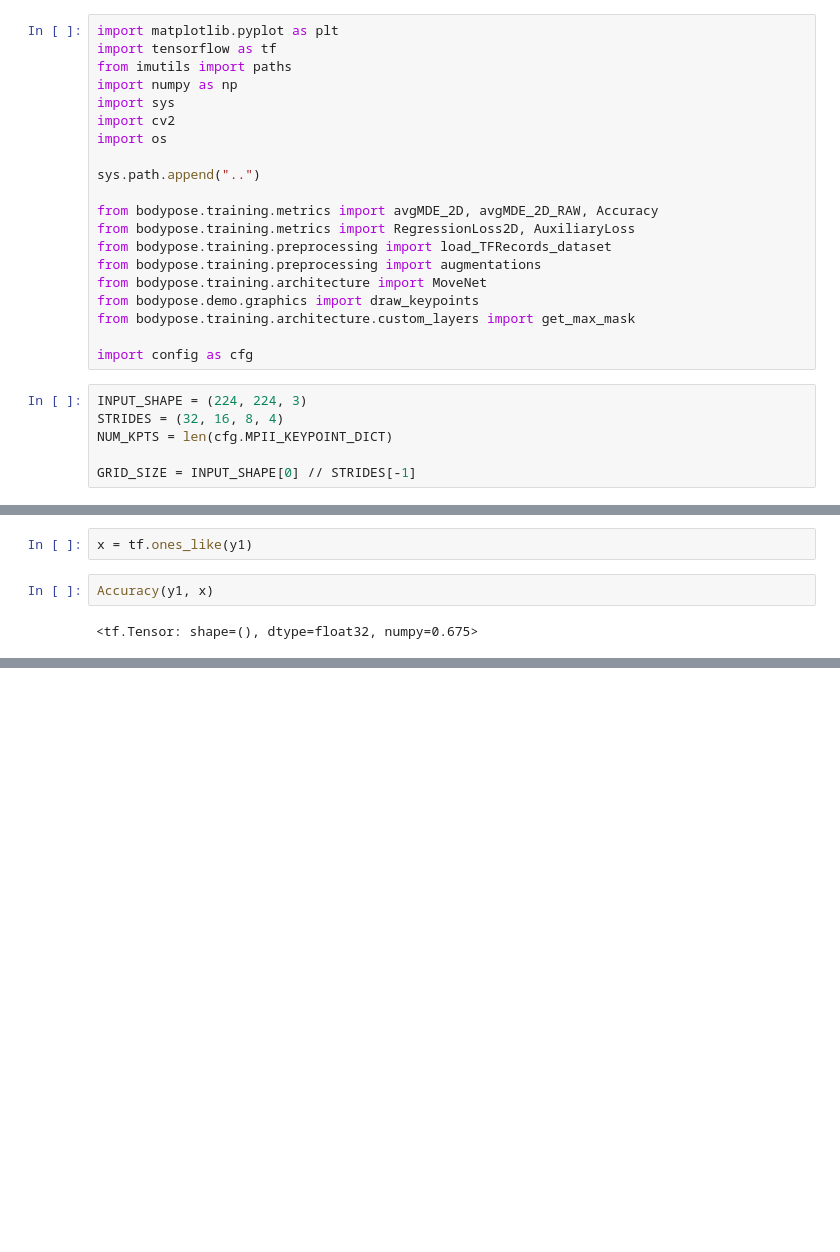
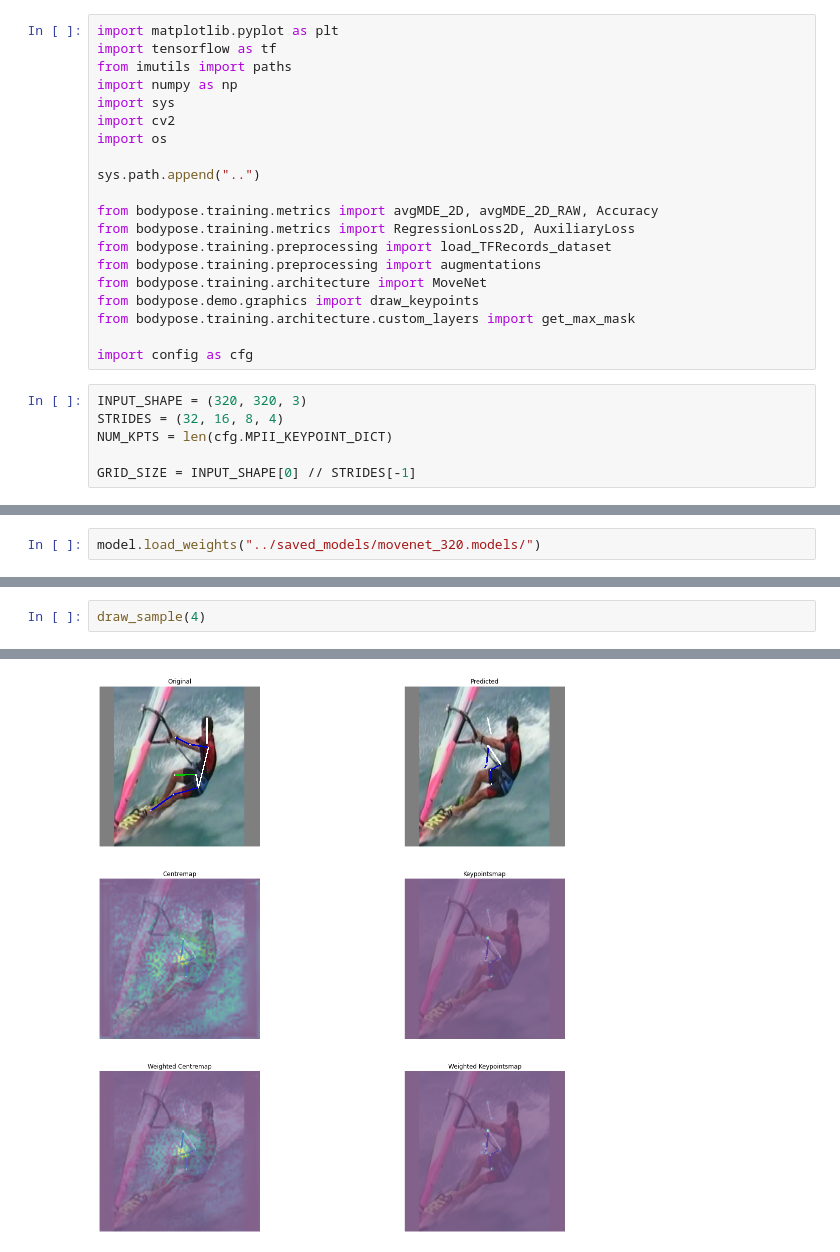
Before and after one commit to LorBordin/bodynet, a Jupyter notebook: dev_utils/architecture.ipynb, the cells around one changed output, grey strips where cells are left out. Cells and saved outputs as stored; diff of their text form; blank space fills up the shorter version.

```diff
--- a/dev_utils/architecture.ipynb
+++ b/dev_utils/architecture.ipynb
@@ -19,7 +19,7 @@ from bodypose.training.architecture.custom_layers import get_max_mask
 
 import config as cfg
 # %%
-INPUT_SHAPE = (224, 224, 3)
+INPUT_SHAPE = (320, 320, 3)
 STRIDES = (32, 16, 8, 4)
 NUM_KPTS = len(cfg.MPII_KEYPOINT_DICT)
 
@@ -79,0 +61,2 @@ _________________________________________________________________
+# %%
+model.load_weights("../saved_models/movenet_320.models/")
@@ -173,6 +153,3 @@ Text(0.5, 1.0, 'Weighted Keypointsmap')
-# %%
-x = tf.ones_like(y1)
-# %%
-Accuracy(y1, x)
-# %% [output]
-<tf.Tensor: shape=(), dtype=float32, numpy=0.675>
+# %%
+draw_sample(4)
+# %% [output]
@@ -178,0 +157 @@ Accuracy(y1, x)
+[figure, added]
```
Also changed, not shown: parts of 7 cells of this notebook, 1 other file.
